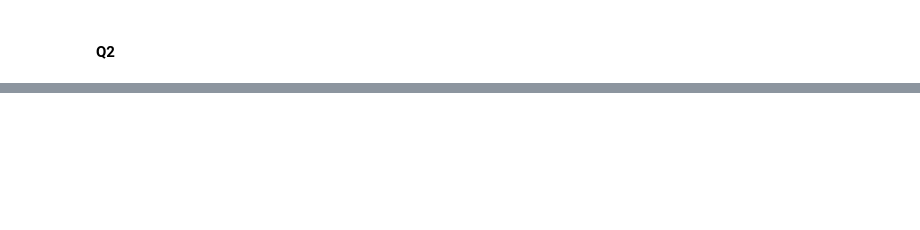
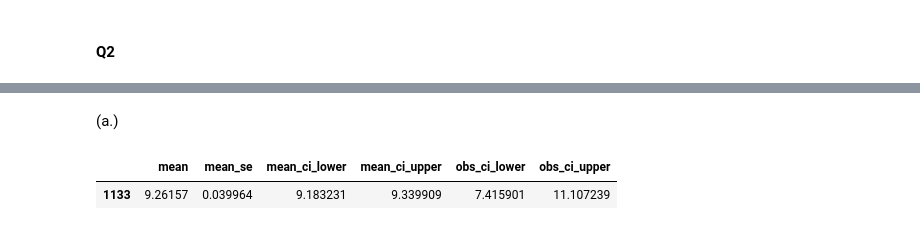
Before and after one commit to rjcampo/Machine-Learning, a Jupyter notebook: Mini Project 1/mini-project-1.ipynb, the cells around one changed output, grey strips where cells are left out. Saved outputs shown, nothing was run; the diff lists cells and outputs as text; code cells hidden in the pictures; blank space fills up the shorter version.

```diff
--- a/Mini Project 1/mini-project-1.ipynb
+++ b/Mini Project 1/mini-project-1.ipynb
@@ -103,0 +113,10 @@ sns.regplot(
+# %%
+predictors = ["EDUCDC", "FEMALE", "AGE", "AGESQ", "WHITE", "BLACK", "HISPANIC",
+"MARRIED", "NCHILD", "VET"]
+
+X = df_acs[predictors]
+X = sm.add_constant(X)
+y = df_acs["INCWAGE_LOG"]
+
+model = sm.OLS(y, X).fit()
+model.summary()
@@ -103,0 +241,10 @@ sns.regplot(
+# %%
+predictors = ["EDUCDC", "FEMALE", "AGE", "AGESQ", "WHITE", "BLACK", "HISPANIC",
+"MARRIED", "NCHILD", "VET", "HSDIP", "COLDIP", "HSDIP-EDUCDC", "COLDIP-EDUCDC"]
+
+X = df_acs[predictors]
+X = sm.add_constant(X)
+y = df_acs["INCWAGE_LOG"]
+
+model = sm.OLS(y, X).fit()
+model.summary()
@@ -103,0 +286,25 @@ sns.regplot(
+# %% [markdown]
+(a.)
+# %%
+hs_predict_dat = df_acs.query(
+    "AGE == 22 and "
+    "FEMALE == 1 and "
+    "WHITE == 0 and "
+    "BLACK == 0 and "
+    "HISPANIC == 0 and "
+    "MARRIED == 0 and "
+    "NCHILD == 0 and "
+    "VET == 0 and "
+    "HSDIP == 1 and "
+    "EDUCDC == 12"
+)[predictors]
+
+# https://stackoverflow.com/a/36533181
+hs_predict_dat = sm.add_constant(hs_predict_dat, has_constant="add")
+
+hs_prediction = model.get_prediction(hs_predict_dat)
+
+hs_prediction.summary_frame(alpha=0.05)[:1]
+# %% [output]
+|  | mean | mean_se | mean_ci_lower | mean_ci_upper | obs_ci_lower | obs_ci_upper |
+| 1133 | 9.26157 | 0.039964 | 9.183231 | 9.339909 | 7.415901 | 11.107239 |
```
Also changed, not shown: parts of 13 cells of this notebook.
